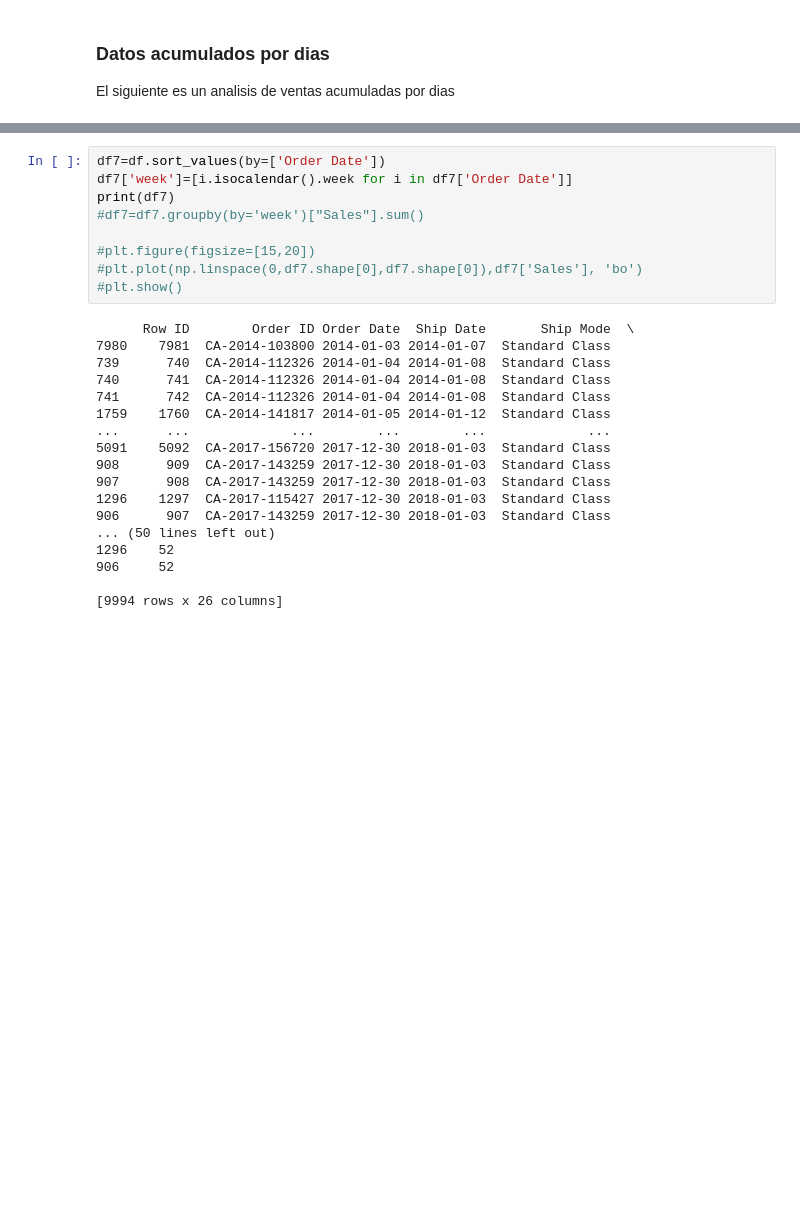
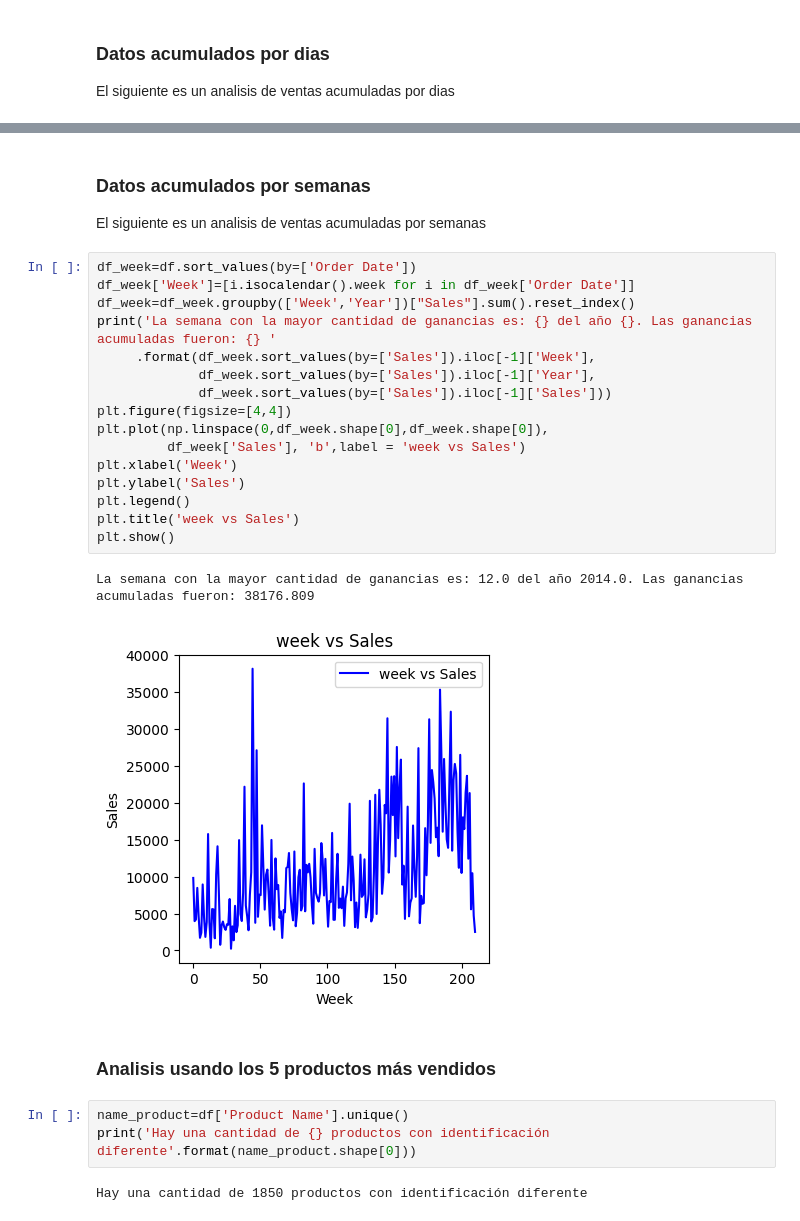
Before and after one commit to Pedroamador1/Base-de-datos-Supermercado, a Jupyter notebook: Project.ipynb, the cells around one changed output, grey strips where cells are left out. Cells and saved outputs as stored; diff of their text form; blank space fills up the shorter version.

```diff
--- a/Project.ipynb
+++ b/Project.ipynb
@@ -180,27 +180,29 @@ El día con la mayor cantidad de ganacias es: 2017-12-30 00:00:00. Las ganacias
-# %%
-df7=df.sort_values(by=['Order Date'])
-df7['week']=[i.isocalendar().week for i in df7['Order Date']]
-print(df7)
-#df7=df7.groupby(by='week')["Sales"].sum()
-
-#plt.figure(figsize=[15,20])
-#plt.plot(np.linspace(0,df7.shape[0],df7.shape[0]),df7['Sales'], 'bo')
-#plt.show()
-# %% [output]
-      Row ID        Order ID Order Date  Ship Date       Ship Mode  \
-7980    7981  CA-2014-103800 2014-01-03 2014-01-07  Standard Class
-739      740  CA-2014-112326 2014-01-04 2014-01-08  Standard Class
-740      741  CA-2014-112326 2014-01-04 2014-01-08  Standard Class
-741      742  CA-2014-112326 2014-01-04 2014-01-08  Standard Class
-1759    1760  CA-2014-141817 2014-01-05 2014-01-12  Standard Class
-...      ...             ...        ...        ...             ...
-5091    5092  CA-2017-156720 2017-12-30 2018-01-03  Standard Class
-908      909  CA-2017-143259 2017-12-30 2018-01-03  Standard Class
-907      908  CA-2017-143259 2017-12-30 2018-01-03  Standard Class
-1296    1297  CA-2017-115427 2017-12-30 2018-01-03  Standard Class
-906      907  CA-2017-143259 2017-12-30 2018-01-03  Standard Class
-... (50 lines left out)
-1296    52
-906     52
-
-[9994 rows x 26 columns]
+# %% [markdown]
+### Datos acumulados por semanas
+El siguiente es un analisis de ventas acumuladas por semanas
+# %%
+df_week=df.sort_values(by=['Order Date'])
+df_week['Week']=[i.isocalendar().week for i in df_week['Order Date']]
+df_week=df_week.groupby(['Week','Year'])["Sales"].sum().reset_index()
+print('La semana con la mayor cantidad de ganancias es: {} del año {}. Las ganancias acumuladas fueron: {} '
+     .format(df_week.sort_values(by=['Sales']).iloc[-1]['Week'],
+             df_week.sort_values(by=['Sales']).iloc[-1]['Year'],
+             df_week.sort_values(by=['Sales']).iloc[-1]['Sales']))
+plt.figure(figsize=[4,4])
+plt.plot(np.linspace(0,df_week.shape[0],df_week.shape[0]),
+         df_week['Sales'], 'b',label = 'week vs Sales')
+plt.xlabel('Week')
+plt.ylabel('Sales')
+plt.legend()
+plt.title('week vs Sales')
+plt.show()
+# %% [output]
+La semana con la mayor cantidad de ganancias es: 12.0 del año 2014.0. Las ganancias acumuladas fueron: 38176.809
+[figure, added]
+# %% [markdown]
+### Analisis usando los 5 productos más vendidos
+# %%
+name_product=df['Product Name'].unique()
+print('Hay una cantidad de {} productos con identificación diferente'.format(name_product.shape[0]))
+# %% [output]
+Hay una cantidad de 1850 productos con identificación diferente
```
Also changed, not shown: parts of 6 cells of this notebook.
